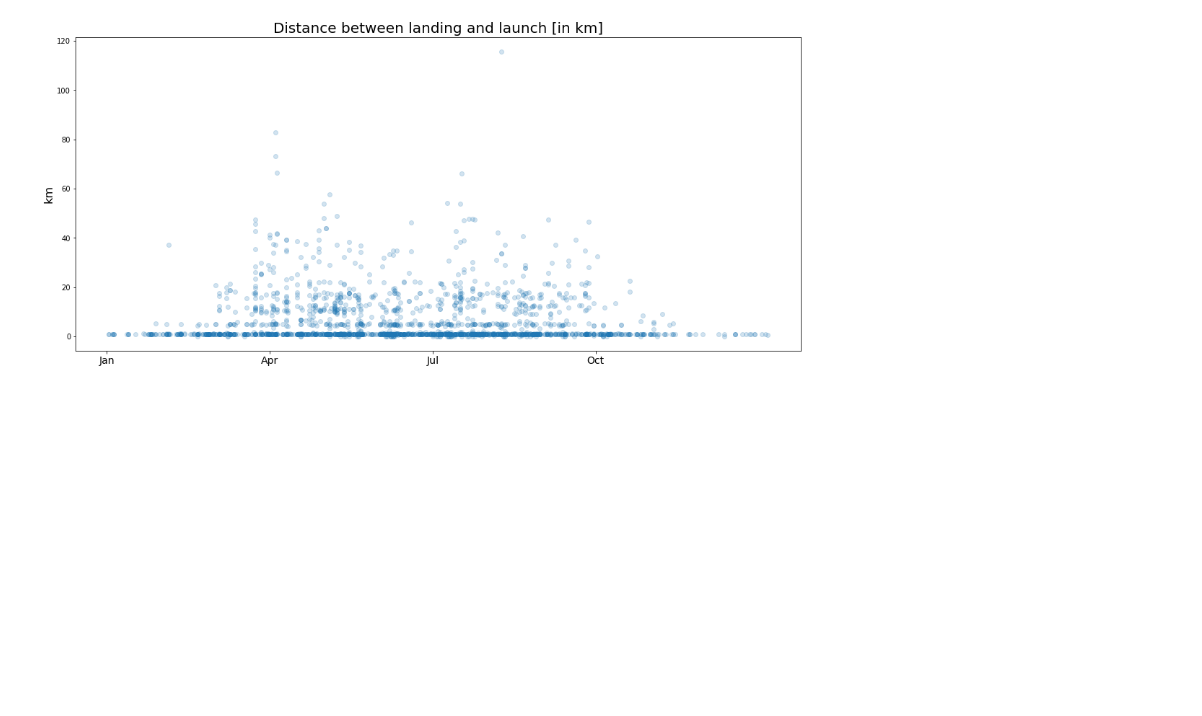
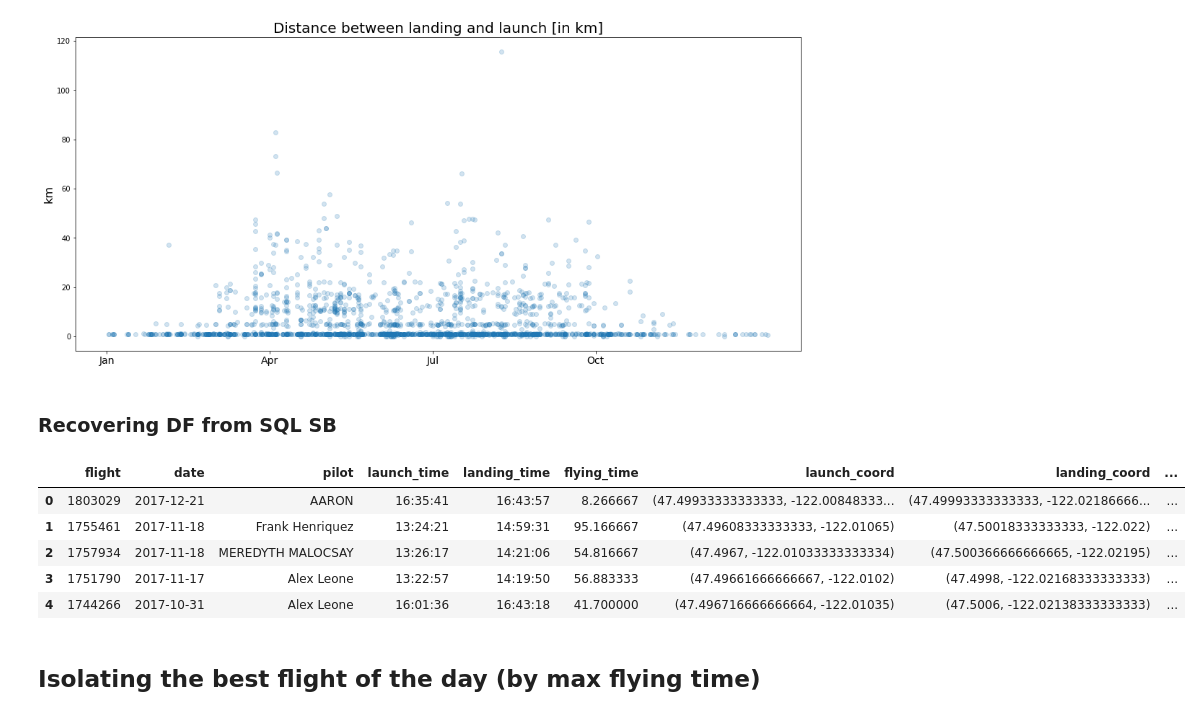
Before and after one commit to eddietheangel/soaring_predictor, a Jupyter notebook: notebooks/flights-eda.ipynb, the cells around one changed output. Drawn from its saved outputs; the diff is of its cells as text; code cells hidden in the pictures; blank space fills up the shorter version.

```diff
--- a/notebooks/flights-eda.ipynb
+++ b/notebooks/flights-eda.ipynb
@@ -491,3 +491,20 @@ address = 'postgresql://@localhost:5432/soaring_predictor'
 engine = create_engine(address)
 # %%
 write_to_table(DF, engine, 'flight_metrics')
+# %% [markdown]
+### Recovering DF from SQL SB
+# %%
+conn = psycopg2.connect("dbname = soaring_predictor")
+# %%
+DF = pd.read_sql('SELECT * from flight_metrics;', conn)
+# %%
+DF.head()
+# %% [output]
+|  | flight | date | pilot | launch_time | landing_time | flying_time | launch_coord | landing_coord | ... |
+| 0 | 1803029 | 2017-12-21 | AARON | 16:35:41 | 16:43:57 | 8.266667 | (47.49933333333333, -122.00848333... | (47.49993333333333, -122.02186666... | ... |
+| 1 | 1755461 | 2017-11-18 | Frank Henriquez | 13:24:21 | 14:59:31 | 95.166667 | (47.49608333333333, -122.01065) | (47.50018333333333, -122.022) | ... |
+| 2 | 1757934 | 2017-11-18 | MEREDYTH MALOCSAY | 13:26:17 | 14:21:06 | 54.816667 | (47.4967, -122.01033333333334) | (47.500366666666665, -122.02195) | ... |
+| 3 | 1751790 | 2017-11-17 | Alex Leone | 13:22:57 | 14:19:50 | 56.883333 | (47.49661666666667, -122.0102) | (47.4998, -122.02168333333333) | ... |
+| 4 | 1744266 | 2017-10-31 | Alex Leone | 16:01:36 | 16:43:18 | 41.700000 | (47.496716666666664, -122.01035) | (47.5006, -122.02138333333333) | ... |
+# %% [markdown]
+## Isolating the best flight of the day (by max flying time)
```
Also changed, not shown: parts of 3 cells of this notebook, 5 other files.
